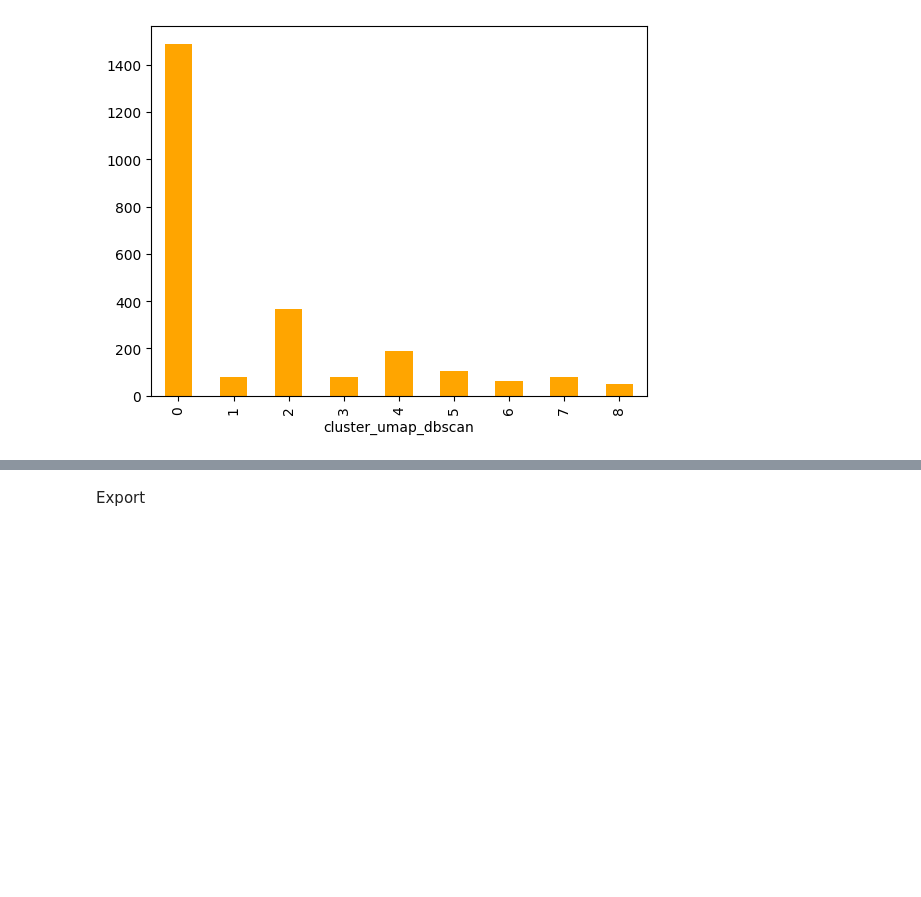
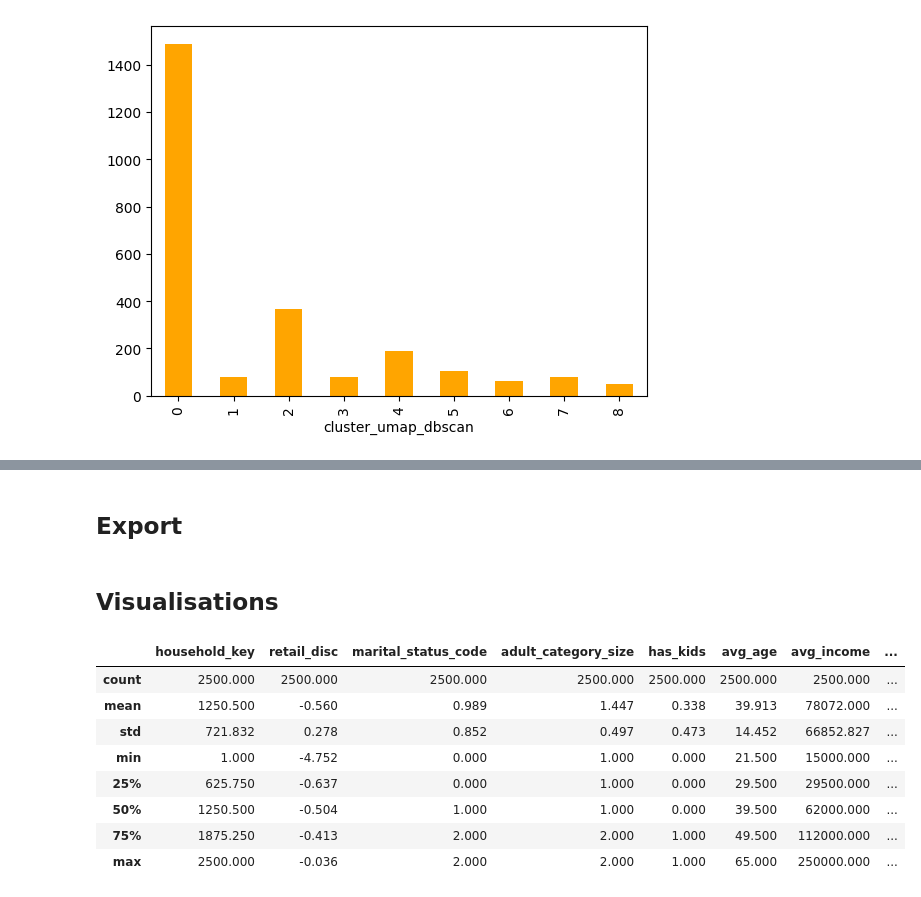
Before and after one commit to antoniooliveira03/Projects, a Jupyter notebook: NTT Project/05_Clustering.ipynb, the cells around one changed output, grey strips where cells are left out. Saved outputs shown, nothing was run; the diff lists cells and outputs as text; code cells hidden in the pictures; blank space fills up the shorter version.

```diff
--- a/NTT Project/05_Clustering.ipynb
+++ b/NTT Project/05_Clustering.ipynb
@@ -365,6 +365,6 @@ info_numeric.groupby(['cluster_umap_dbscan']).mean().T
 | cluster_kmeans | 0.780 | 0.463 | 0.834 | 0.418 | 0.545 | 0.529 | 0.286 | 0.519 | 0.200 |
 | cluster_ward | 0.690 | 1.038 | 0.338 | 0.835 | 0.872 | 0.615 | 1.492 | 0.963 | 1.400 |
 | cluster_dbscan | -0.040 | 0.000 | -0.008 | -0.013 | -0.053 | -0.010 | -0.063 | -0.012 | 0.000 |
-# %% [markdown]
-Export
+# %% [markdown]
+## Export
 # %%
@@ -373,0 +372,14 @@ info_numeric.to_csv(
+# %% [markdown]
+## Visualisations
+# %%
+info_numeric.describe()
+# %% [output]
+|  | household_key | retail_disc | marital_status_code | adult_category_size | has_kids | avg_age | avg_income | ... |
+| count | 2500.000 | 2500.000 | 2500.000 | 2500.000 | 2500.000 | 2500.000 | 2500.000 | ... |
+| mean | 1250.500 | -0.560 | 0.989 | 1.447 | 0.338 | 39.913 | 78072.000 | ... |
+| std | 721.832 | 0.278 | 0.852 | 0.497 | 0.473 | 14.452 | 66852.827 | ... |
+| min | 1.000 | -4.752 | 0.000 | 1.000 | 0.000 | 21.500 | 15000.000 | ... |
+| 25% | 625.750 | -0.637 | 0.000 | 1.000 | 0.000 | 29.500 | 29500.000 | ... |
+| 50% | 1250.500 | -0.504 | 1.000 | 1.000 | 0.000 | 39.500 | 62000.000 | ... |
+| 75% | 1875.250 | -0.413 | 2.000 | 2.000 | 1.000 | 49.500 | 112000.000 | ... |
+| max | 2500.000 | -0.036 | 2.000 | 2.000 | 1.000 | 65.000 | 250000.000 | ... |
```
Also changed, not shown: parts of 5 cells of this notebook, 1 other file.
